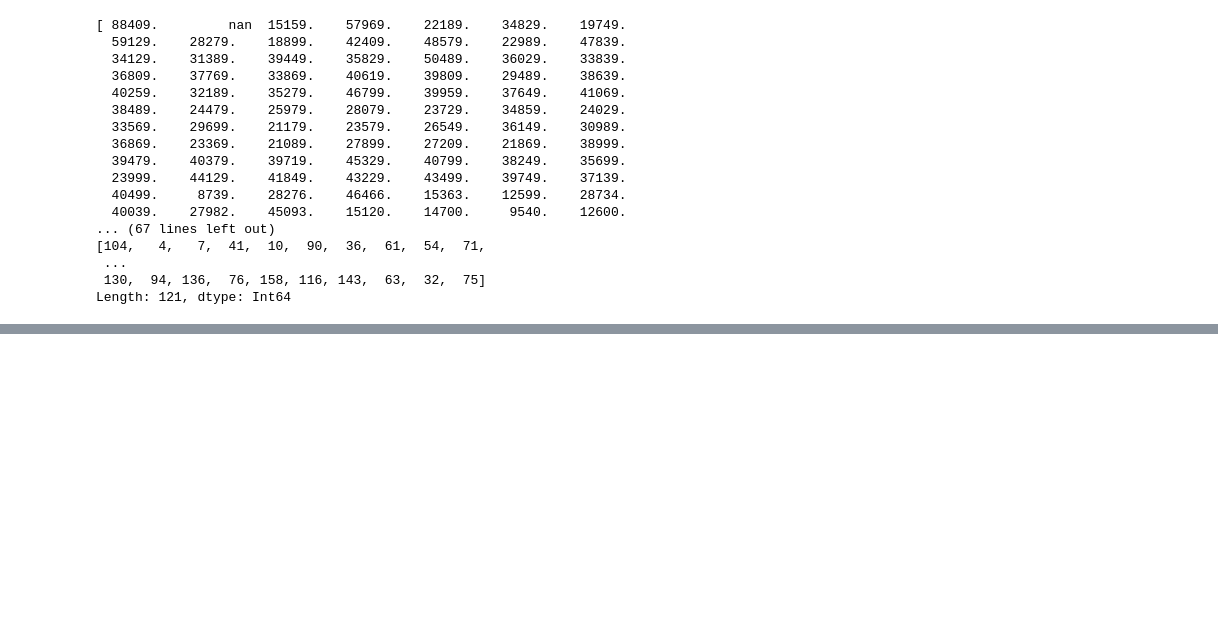
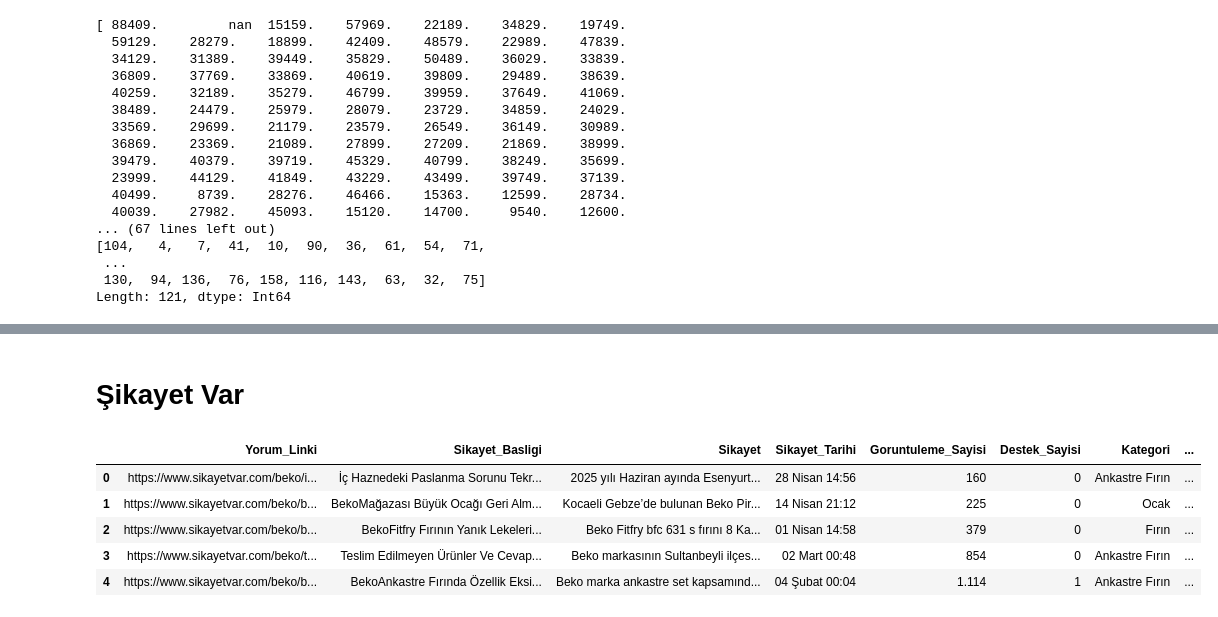
Before and after one commit to betultgumus/ybst-veri-bilimi, a Jupyter notebook: beko/notebooks/1_veri_temizleme.ipynb, the cells around one changed output, grey strips where cells are left out. Cells and saved outputs as stored; diff of their text form; code cells hidden in the pictures; blank space fills up the shorter version.

```diff
--- a/beko/notebooks/1_veri_temizleme.ipynb
+++ b/beko/notebooks/1_veri_temizleme.ipynb
@@ -381,0 +1746,12 @@ df.head()
+# %% [markdown]
+# Şikayet Var
+# %%
+df = pd.read_csv("../web-scraping-data/data/raw/sikayet-var/sikayet_var_yorumlar.csv")
+df.head()
+# %% [output]
+|  | Yorum_Linki | Sikayet_Basligi | Sikayet | Sikayet_Tarihi | Goruntuleme_Sayisi | Destek_Sayisi | Kategori | ... |
+| 0 | https://www.sikayetvar.com/beko/i... | İç Haznedeki Paslanma Sorunu Tekr... | 2025 yılı Haziran ayında Esenyurt... | 28 Nisan 14:56 | 160 | 0 | Ankastre Fırın | ... |
+| 1 | https://www.sikayetvar.com/beko/b... | BekoMağazası Büyük Ocağı Geri Alm... | Kocaeli Gebze’de bulunan Beko Pir... | 14 Nisan 21:12 | 225 | 0 | Ocak | ... |
+| 2 | https://www.sikayetvar.com/beko/b... | BekoFitfry Fırının Yanık Lekeleri... | Beko Fitfry bfc 631 s fırını 8 Ka... | 01 Nisan 14:58 | 379 | 0 | Fırın | ... |
+| 3 | https://www.sikayetvar.com/beko/t... | Teslim Edilmeyen Ürünler Ve Cevap... | Beko markasının Sultanbeyli ilçes... | 02 Mart 00:48 | 854 | 0 | Ankastre Fırın | ... |
+| 4 | https://www.sikayetvar.com/beko/b... | BekoAnkastre Fırında Özellik Eksi... | Beko marka ankastre set kapsamınd... | 04 Şubat 00:04 | 1.114 | 1 | Ankastre Fırın | ... |
```
Also changed, not shown: parts of 43 cells of this notebook.
